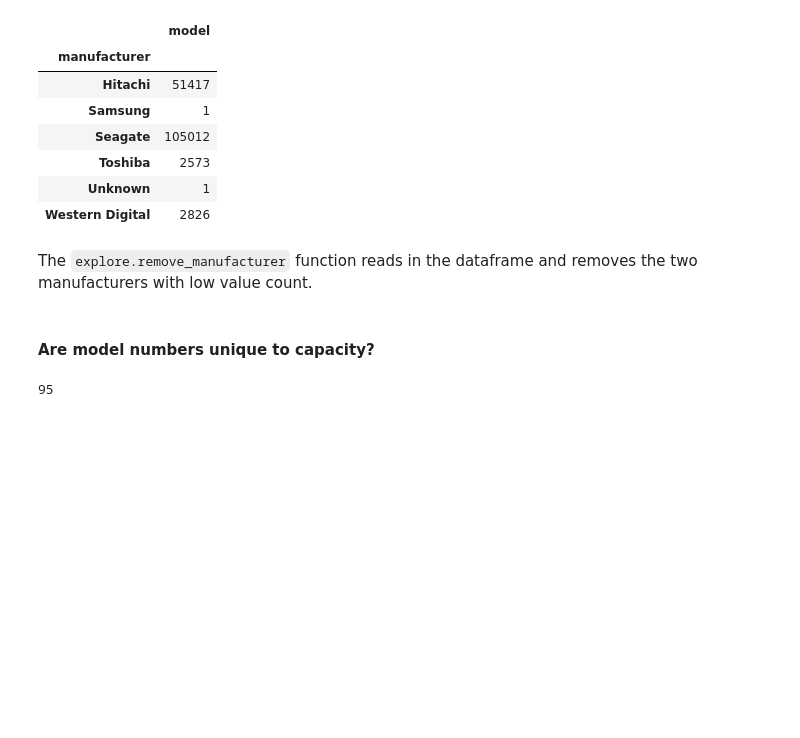
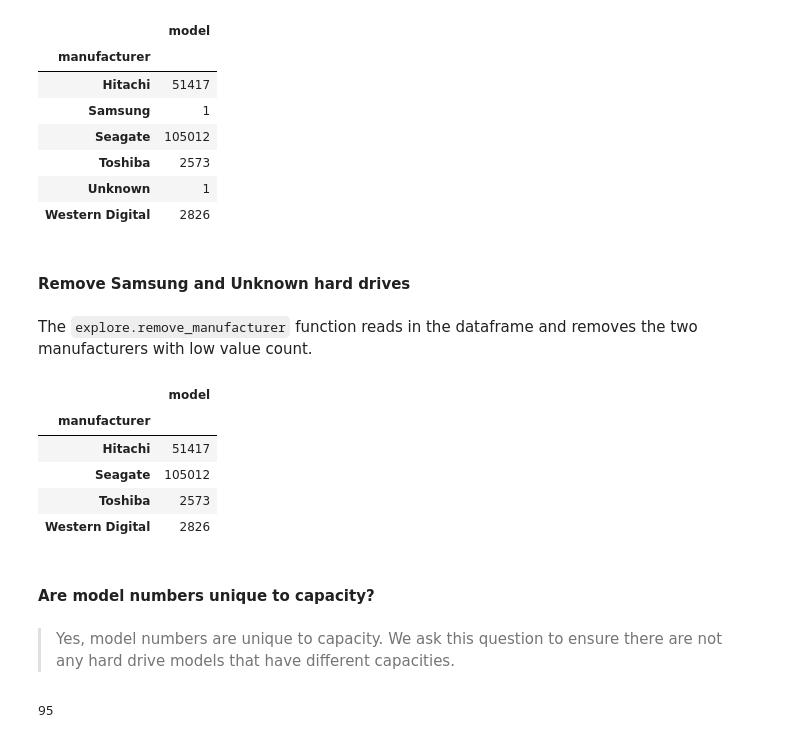
Before and after one commit to just-keep-spinning/hard-drive-project, a Jupyter notebook: hard_drive_pipeline.ipynb, the cells around one changed output. Saved outputs shown, nothing was run; the diff lists cells and outputs as text; code cells hidden in the pictures; blank space fills up the shorter version.

```diff
--- a/hard_drive_pipeline.ipynb
+++ b/hard_drive_pipeline.ipynb
@@ -317,12 +303,26 @@ unique_manufacturers.groupby('manufacturer').count()
 | Toshiba | 2573 |
 | Unknown | 1 |
 | Western Digital | 2826 |
+# %% [markdown]
+#### Remove Samsung and Unknown hard drives
 # %% [markdown]
 The `explore.remove_manufacturer` function reads in the dataframe and removes the two manufacturers with low value count.
 # %%
 df = explore.remove_manufacturers(df)
+# %%
+# Confirm low count manufacturers have been removed
+df[['model', 'manufacturer']].groupby('manufacturer').count()
+# %% [output]
+|  | model |
+| manufacturer |  |
+| Hitachi | 51417 |
+| Seagate | 105012 |
+| Toshiba | 2573 |
+| Western Digital | 2826 |
 # %% [markdown]
 #### Are model numbers unique to capacity?
+# %% [markdown]
+> Yes, model numbers are unique to capacity. We ask this question to ensure there are not any hard drive models that have different capacities.
 # %%
 # create new df to group models with their capacity terabytes
 model_terabytes = df[['model', 'capacity_terabytes']]
```
Also changed, not shown: parts of 42 cells of this notebook.
